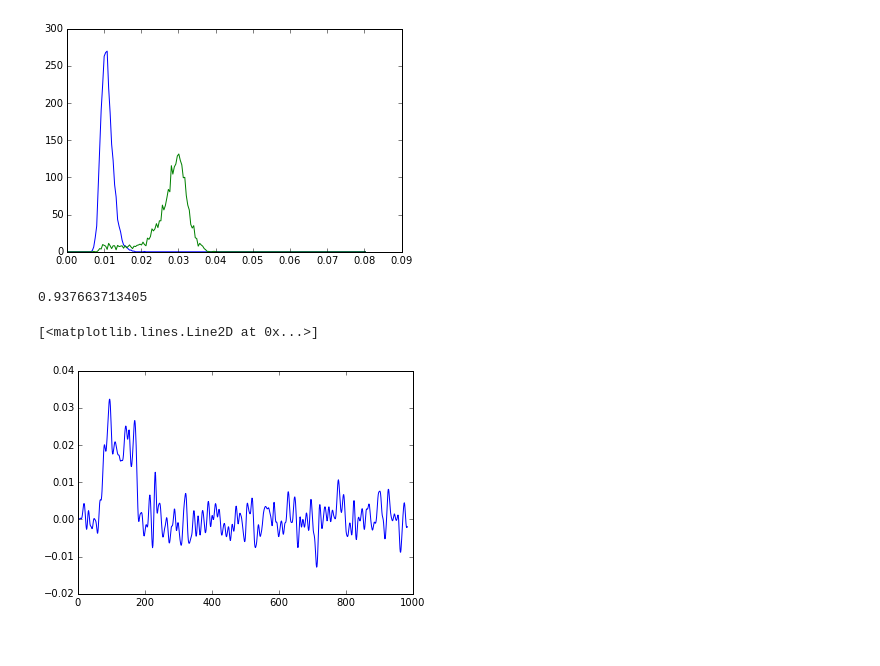
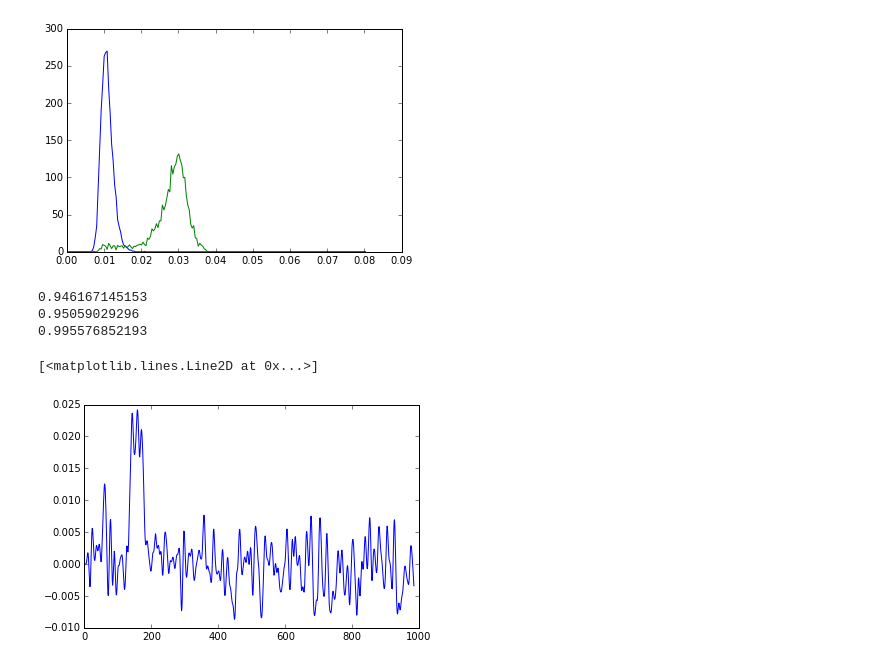
Before and after one commit to DanielKeith93/Python_Notebooks, a Jupyter notebook: 163444_CB_Dual_Correllation_RO_Bz = 2.5000/Analysis.ipynb, the cells around one changed output. Saved outputs shown, nothing was run; the diff lists cells and outputs as text; code cells hidden in the pictures.

Commit message:
Landau Zener oscillations that should actually work now and updated fidelity calculations for the latest data.

```diff
--- a/163444_CB_Dual_Correllation_RO_Bz = 2.5000/Analysis.ipynb
+++ b/163444_CB_Dual_Correllation_RO_Bz = 2.5000/Analysis.ipynb
@@ -188,7 +215,7 @@ for x in blips:
             t_up.append( idx1 )
             for j in x[ idx1: ]:
                 if j < V:
-                    idx2 = x.index( j )
+                    idx2 = x[ idx1: ].index( j )
                     for k in x[ idx1 + idx2: ]: #only take traces with a single blip
                         if k > V:
                             del t_up[-1]
@@ -198,4 +225,5 @@ for x in blips:
 x = linspace( 0, len( signals[0] ), len( signals[0] ))
 param = stats.expon.fit( t_up, floc = 0 )
 print ( 0.0985 * param[1] ) / len( signals[0] )
+values_u, bins_u, _ = plt.hist(t_up, 20 , histtype = 'stepfilled', normed = False)
 # %% [output]
@@ -205,11 +234,11 @@ lowcut = 1000.0
 fs = 10000
 T = 0.0985
 nsamples = T * fs
-N_0 = 0.463
+N_0 = 0.46
 N_1 = 1 - N_0
 deltat = T #s, taken from spin to charge optimisation
-t_down_in = 0.01028
-t_up_out = 0.006405 #Taken from experimental data.
+t_down_in = 0.0043
+t_up_out = 0.0126 #Taken from experimental data.
 deltaI = 0.02277
 points = nsamples
 time1 = linspace( 0, deltat, points )
@@ -261,9 +290,9 @@ def gen_wav3( N, noise, fraction ):
         t_in = - log( r_in * 0.001 ) * t_in
         t_out = - log( r_out * 0.001 ) * t_out
         if charge == 0:
-            N_up.append( max( bessel_lowpass_filter(sqr_pulse( charge, time1, t_out, t_in, deltaI ) + noise * random.normal( 0, 1, points ) - 0.004487, lowcut,fs, order=8)) )
+            N_up.append( max( bessel_lowpass_filter(sqr_pulse( charge, time1, t_out, t_in, deltaI ) + noise * random.normal( 0, 1, points ) , lowcut,fs, order=8)- 0.0045) )
         else:
-            N_down.append( max( bessel_lowpass_filter(sqr_pulse( charge, time1, t_out, t_in, deltaI ) + noise * random.normal( 0, 1, points ) - 0.0047, lowcut,fs, order=8)) )
+            N_down.append( max( bessel_lowpass_filter(sqr_pulse( charge, time1, t_out, t_in, deltaI ) + noise * random.normal( 0, 1, points ) , lowcut,fs, order=8)- 0.0045) )
 
     range = deltaI + 5 * noise
 
@@ -273,7 +302,7 @@ def gen_wav3( N, noise, fraction ):
 
     return values_d, bins_d, values_u, bins_u, v, b
 # %%
-a, b, c, d, e, f = gen_wav3( 1500, 0.0117, 0.46 )
+a, b, c, d, e, f = gen_wav3( 15000, 0.011, 0.46 )
 figure()
 #plot( b[:-1], a, 'b', d[:-1], c, 'r' )
 plot( bins[:-1], values, 'go' )
@@ -436,12 +465,17 @@ plot(bins_d[:-1], values_d, bins_u[:-1], values_u)
  <matplotlib.lines.Line2D at 0x...>]
 [figure]
 # %%
-VIS = get_vis_CRO( 0.01566 )
+VIS, U, D = get_vis_CRO( 0.0164 )
 print VIS
+print U
+print D
 # %% [output]
-0.937663713405
+0.946167145153
+0.95059029296
+0.995576852193
 # %%
-plot(bessel_lowpass_filter(sqr_pulse( 0, time1, t_up_out, t_down_in, deltaI, deltat ) + A_n * random.normal( 0, 1, points ), f_c ,fs, order=8))
+wave = bessel_lowpass_filter(sqr_pulse( 0, time1, t_up_out, t_down_in, deltaI, deltat ) + 0.011 * random.normal( 0, 1, points ), f_c ,fs, order=8)
+plot(wave)
 # %% [output]
 [<matplotlib.lines.Line2D at 0x...>]
-[figure, old version]
+[figure, new version]
```
Also changed, not shown: parts of 15 cells of this notebook, 24 other files.
